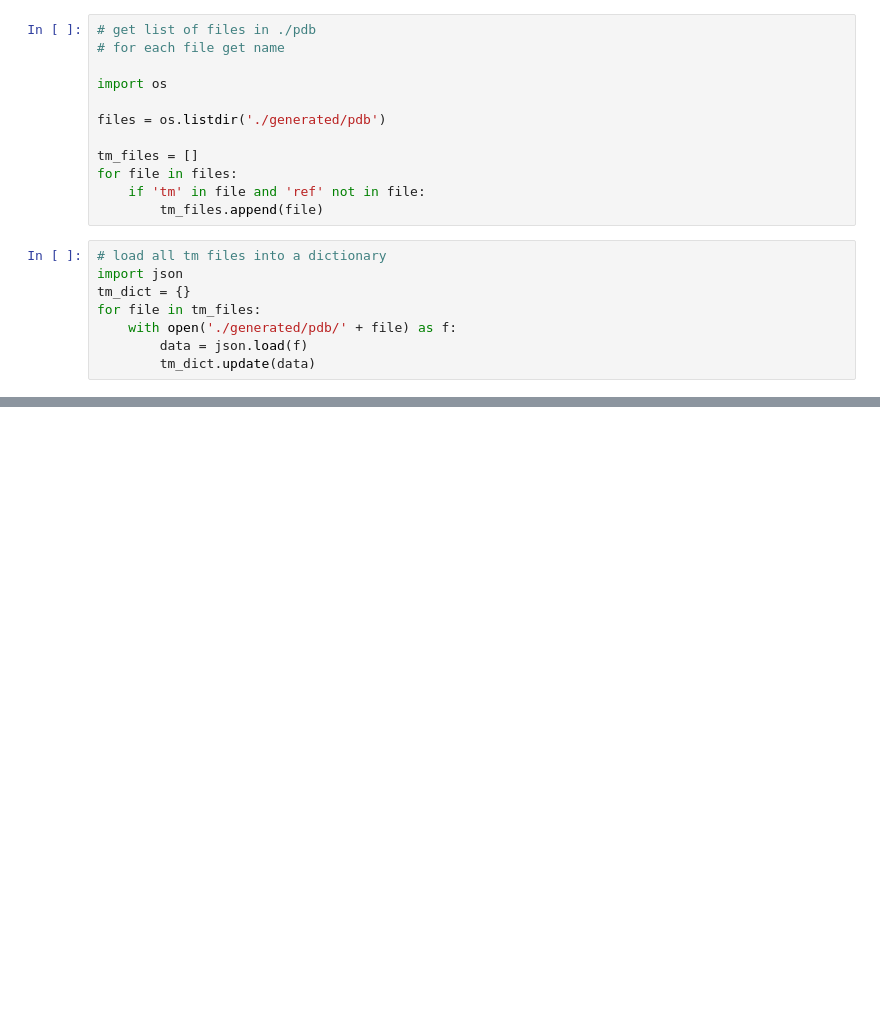
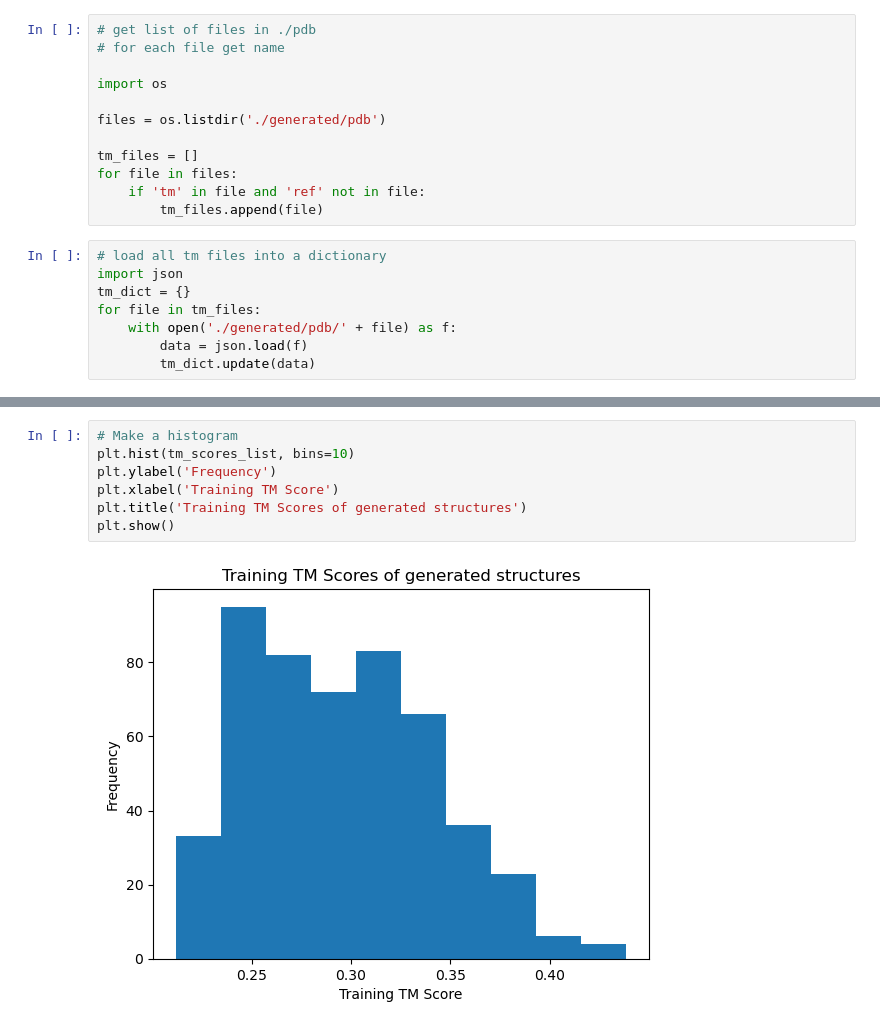
Before and after one commit to mehulbhuradia/Enzymix, a Jupyter notebook: traintm.ipynb, the cells around one changed output, grey strips where cells are left out. Drawn from its saved outputs; the diff is of its cells as text; blank space fills up the shorter version.

```diff
--- a/traintm.ipynb
+++ b/traintm.ipynb
@@ -25,0 +45,9 @@ Error:
+# %%
+# Make a histogram
+plt.hist(tm_scores_list, bins=10)
+plt.ylabel('Frequency')
+plt.xlabel('Training TM Score')
+plt.title('Training TM Scores of generated structures')
+plt.show()
+# %% [output]
+[figure, added]
```
Also changed, not shown: parts of 2 cells of this notebook.
